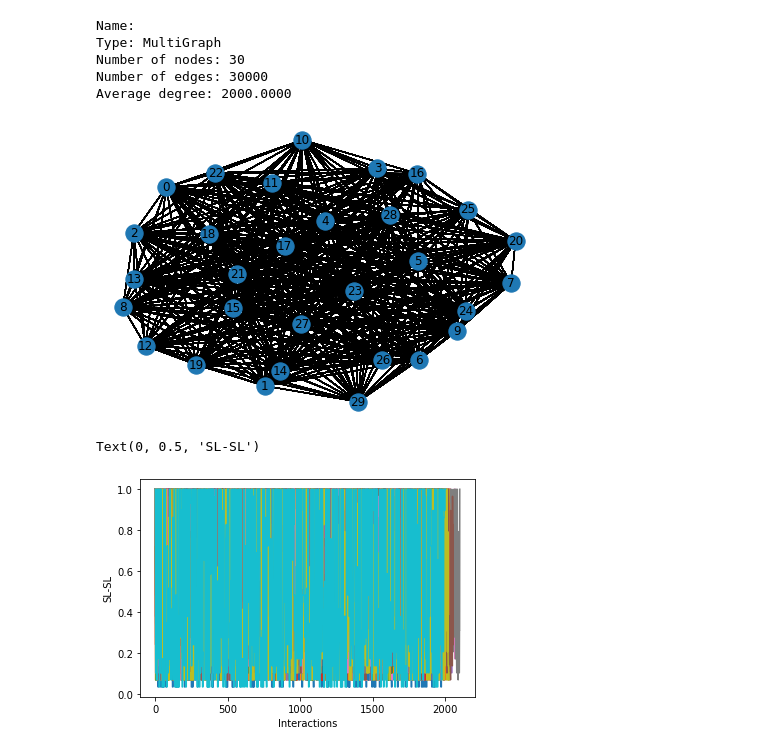
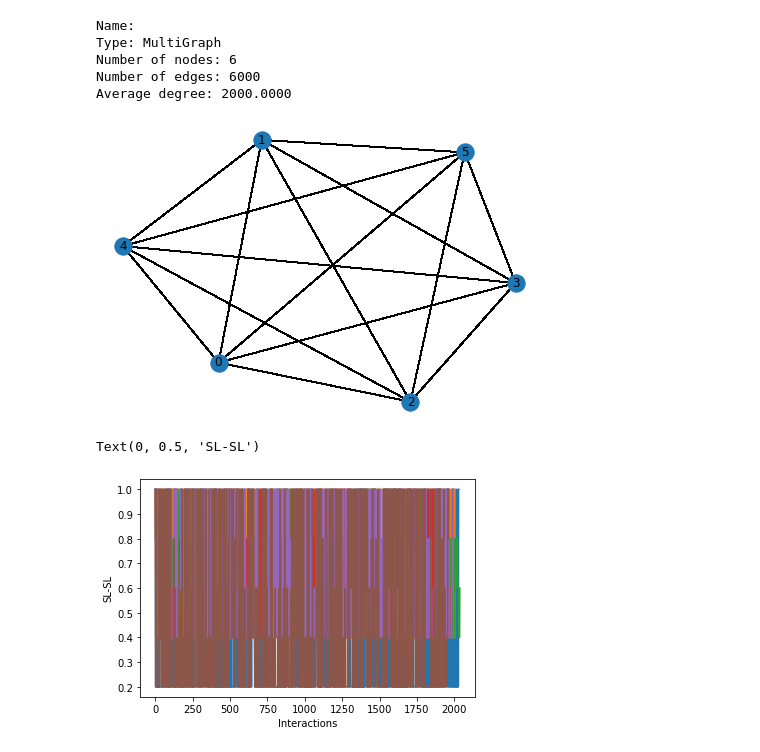
Before and after one commit to aprili1u/Fish-Network, a Jupyter notebook: Network_v5.ipynb, the cells around one changed output. Saved outputs shown, nothing was run; the diff lists cells and outputs as text; code cells hidden in the pictures.

Commit message:
Plot1 corrected

```diff
--- a/Network_v5.ipynb
+++ b/Network_v5.ipynb
@@ -441,24 +443,24 @@ def plot_boxes(my_network):
     plt.show()
 # %%
 #Simulation parameters
-num_nodes = 30
+num_nodes = 6
 interactions_per_node = 2000
 hawk_dove_payoff = [0.5, -1.5, 1, 0, 0.5, 0.5]
 memory_cost = 0.01
 initial_memory_poisson = 4
 initial_aggression = 1
 
 #Create the initial Network
 my_network = Network(num_nodes, interactions_per_node, hawk_dove_payoff, memory_cost, initial_memory_poisson, initial_aggression)
 my_network.interact()
 my_network.show()
 # %% [output]
 Name:
 Type: MultiGraph
-Number of nodes: 30
-Number of edges: 30000
+Number of nodes: 6
+Number of edges: 6000
 Average degree: 2000.0000
-[figure, old version]
+[figure, new version]
 # %%
 #plot the evolution on SL-SW throught the interactions for every individual in the list
 pace=1
@@ -469,7 +471,7 @@ plt.xlabel('Interactions')
 plt.ylabel('SL-SL')
 # %% [output]
 Text(0, 0.5, 'SL-SL')
-[figure, old version]
+[figure, new version]
 # %%
 plot1(my_network,1)
 # %% [output]
```
Also changed, not shown: parts of 9 cells of this notebook.
